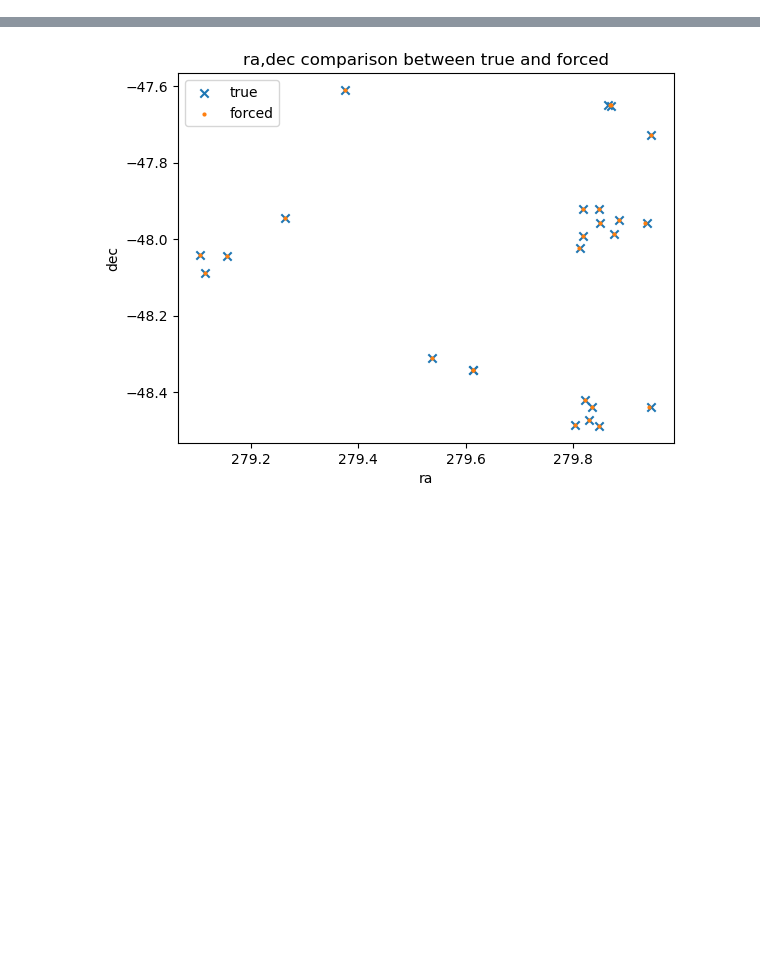
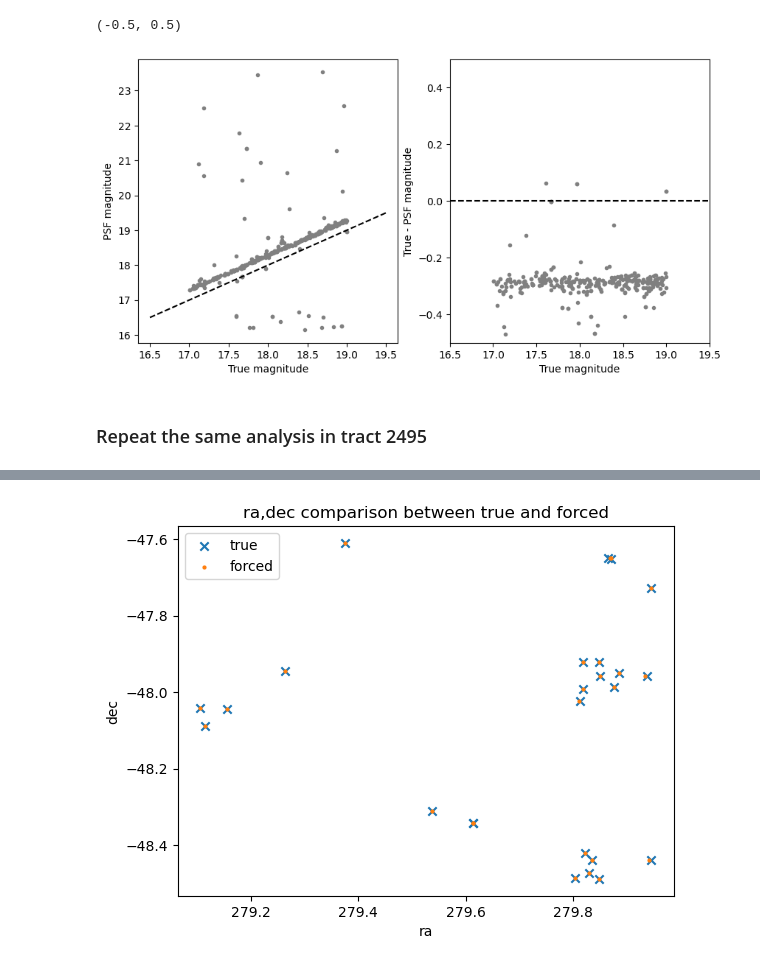
Before and after one commit to lsst-dm/vv-team-notebooks, a Jupyter notebook: notebooks/SP-1077-true_pipeline_staticsrcs.ipynb, the cells around one changed output, grey strips where cells are left out. Cells and saved outputs as stored; diff of their text form; code cells hidden in the pictures; blank space fills up the shorter version.

```diff
--- a/notebooks/SP-1077-true_pipeline_staticsrcs.ipynb
+++ b/notebooks/SP-1077-true_pipeline_staticsrcs.ipynb
@@ -62,0 +262,25 @@ for i, dt in enumerate(registry.queryDatasets(datasetType='goodSeeingCoadd', col
+# %%
+# create a two panel plot of PSF vs True and True - PSF Vs True
+fig, ax = plt.subplots(1, 2, figsize=(10,5))
+
+ax[0].scatter(match_df['true_magnorm'], match_df['obj_mag'], marker='.', color='grey')
+ax[1].scatter(match_df['true_magnorm'], match_df['diff_mag'], marker='.', color='grey')
+
+ax[0].plot([16.5, 19.5], [16.5, 19.5], ls='--', color='k')
+ax[0].set_xlabel('True magnitude')
+ax[0].set_ylabel('PSF magnitude')
+#set limits
+# ax[0].set_xlim(16.0, 25.1)
+# ax[0].set_ylim(16.0, 25.1)
+
+ax[1].plot([16.5, 19.5], [0.0, 0.0], ls='--', color='k')
+ax[1].set_xlabel('True magnitude')
+ax[1].set_ylabel('True - PSF magnitude')
+#set limits
+ax[1].set_xlim(16.5, 19.5)
+ax[1].set_ylim(-0.5, 0.5)
+# %% [output]
+(-0.5, 0.5)
+[figure, added]
+# %% [markdown]
+### Repeat the same analysis in tract 2495
```
Also changed, not shown: parts of 23 cells of this notebook.
